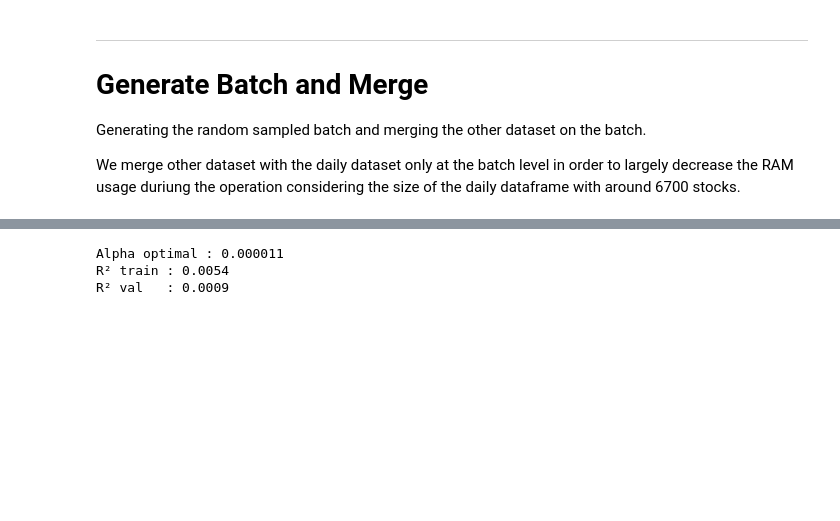
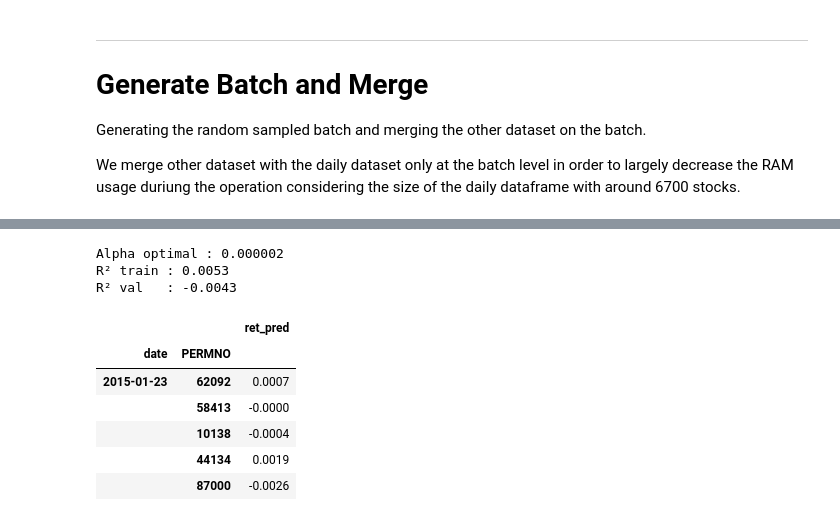
Before and after one commit to leo-wun/Can-Signal-Ensembles-beat-the-S-P500, a Jupyter notebook: notebooks/03_modelling.ipynb, the cells around one changed output, grey strips where cells are left out. Cells and saved outputs as stored; diff of their text form; code cells hidden in the pictures; blank space fills up the shorter version.

```diff
--- a/notebooks/03_modelling.ipynb
+++ b/notebooks/03_modelling.ipynb
@@ -57,21 +76,17 @@ Unique batch test
 from sklearn.linear_model import LassoCV, Lasso, lasso_path
 
 
-# 1. Initiate LASSO
-model = LassoCV(cv=5, n_jobs=-1)
+# 1. Set training and validation set
+TARGET = 'target'
+
+y_train = split_batch_dict['batch_1']['train'][TARGET]
+X_train = split_batch_dict['batch_1']['train'].drop([TARGET, 'ret', 'mkt_ret'], axis=1)
+
+y_val = split_batch_dict['batch_1']['validation'][TARGET]
+X_val = split_batch_dict['batch_1']['validation'].drop([TARGET, 'ret', 'mkt_ret'], axis=1)
 
 
-# 2. Set training and validation set
-TARGET = 'target'
-
-y_train = split_batch_dict['batch_1']['train'][TARGET].reset_index(drop=True)
-X_train = split_batch_dict['batch_1']['train'].drop([TARGET, 'ret', 'mkt_ret'], axis=1).reset_index(drop=True)
-
-y_val = split_batch_dict['batch_1']['validation'][TARGET].reset_index(drop=True)
-X_val = split_batch_dict['batch_1']['validation'].drop([TARGET, 'ret', 'mkt_ret'], axis=1).reset_index(drop=True)
-
-
-# Trouver alpha sur un échantillon représentatif
+# 2. Trouver alpha sur un échantillon représentatif
 sample_idx = np.random.choice(len(X_train), size=50_000, replace=False)
 cv_model = LassoCV(cv=5, n_jobs=1)
 cv_model.fit(X_train.iloc[sample_idx], y_train.iloc[sample_idx])
@@ -85,6 +100,18 @@ model.fit(X_train, y_train)
 print(f"R² train : {r2_score(y_train, model.predict(X_train)):.4f}")
 print(f"R² val   : {r2_score(y_val, model.predict(X_val)):.4f}")
 # %% [output]
-Alpha optimal : 0.000011
-R² train : 0.0054
-R² val   : 0.0009
+Alpha optimal : 0.000002
+R² train : 0.0053
+R² val   : -0.0043
+# %%
+y_pred = model.predict(X_val)
+y_pred = pd.DataFrame(y_pred, columns=['ret_pred'] ,index=y_val.index)
+y_pred.head()
+# %% [output]
+|  |  | ret_pred |
+| date | PERMNO |  |
+| 2015-01-23 | 62092 | 0.0007 |
+|  | 58413 | -0.0000 |
+|  | 10138 | -0.0004 |
+|  | 44134 | 0.0019 |
+|  | 87000 | -0.0026 |
```
Also changed, not shown: parts of 4 cells of this notebook, 2 other files.
